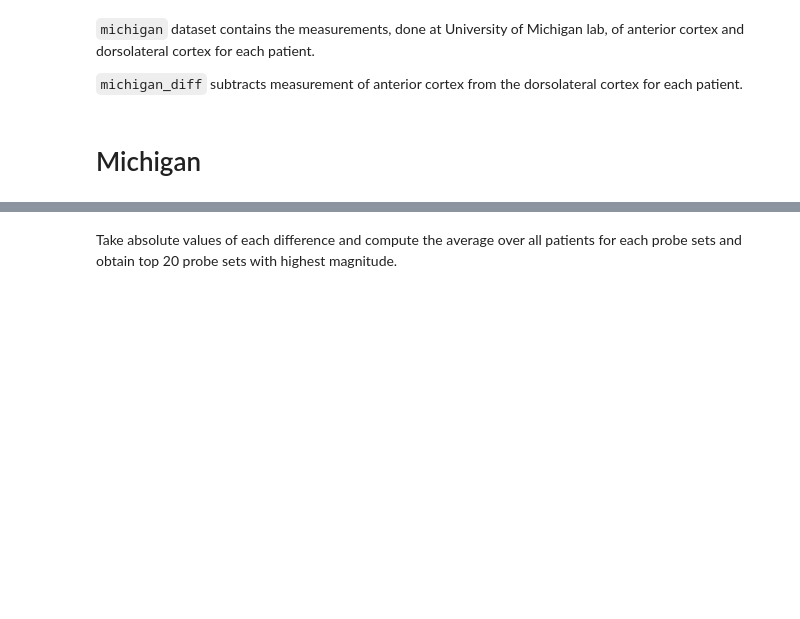
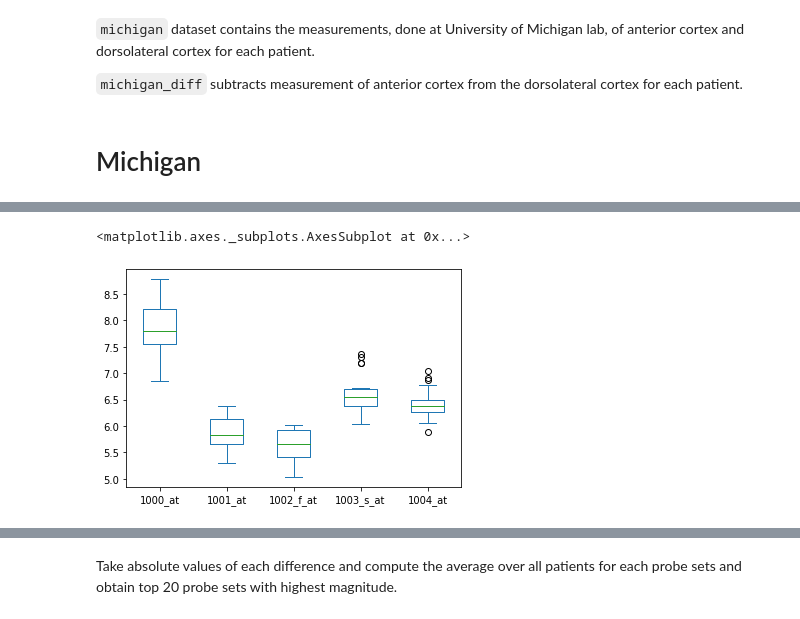
Before and after one commit to unique-subedi/604-gene-expression, a Jupyter notebook: Unique_gene_expression_master.ipynb, the cells around one changed output, grey strips where cells are left out. Cells and saved outputs as stored; diff of their text form; code cells hidden in the pictures; blank space fills up the shorter version.

```diff
--- a/Unique_gene_expression_master.ipynb
+++ b/Unique_gene_expression_master.ipynb
@@ -75,0 +113,5 @@ michigan.head()
+# %%
+michigan.iloc[:, :5].plot(kind = 'box')
+# %% [output]
+<matplotlib.axes._subplots.AxesSubplot at 0x...>
+[figure, added]
```
Also changed, not shown: parts of 14 cells of this notebook.
